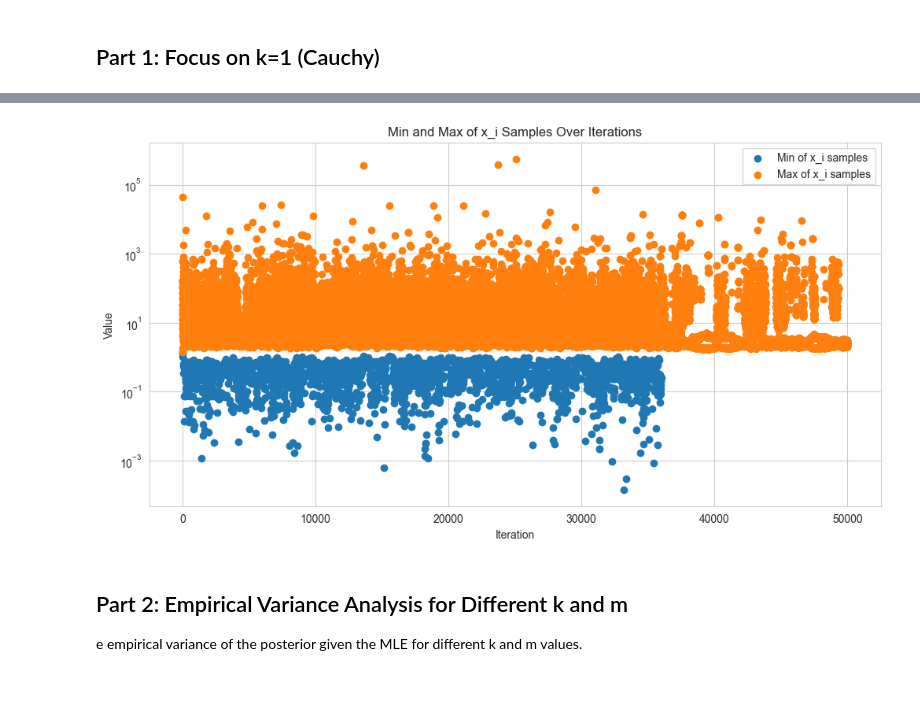
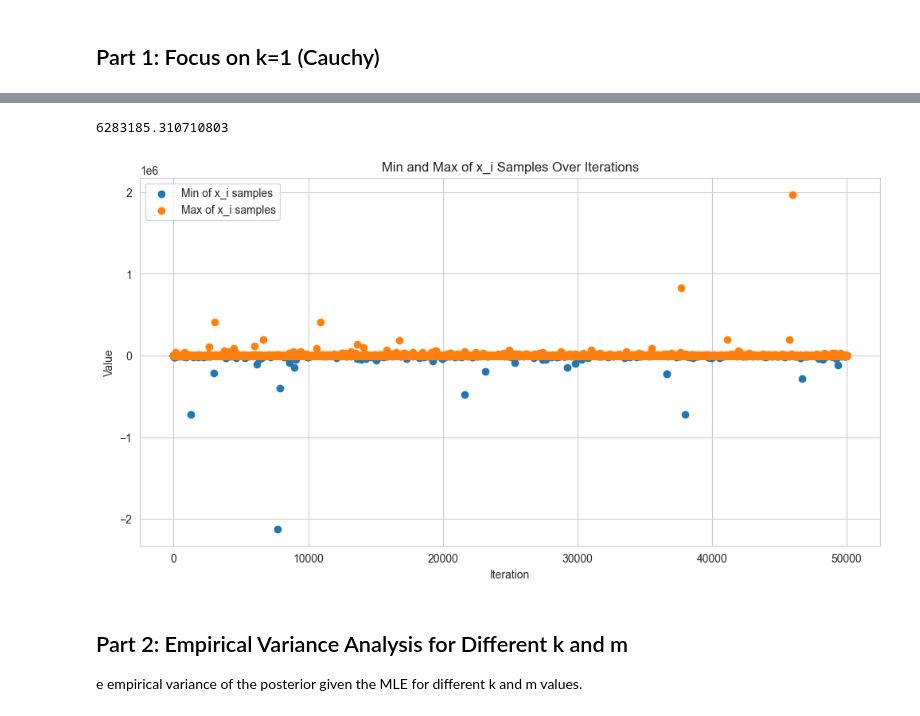
Before and after one commit to shlokmishra/student_t_mle, a Jupyter notebook: testing/shlok.ipynb, the cells around one changed output, grey strips where cells are left out. Drawn from its saved outputs; the diff is of its cells as text; code cells hidden in the pictures; blank space fills up the shorter version.

```diff
--- a/testing/shlok.ipynb
+++ b/testing/shlok.ipynb
@@ -63,7 +60,7 @@ Configuration:
 # %%
 # Focus on k=1 (Cauchy case)
 k_cauchy = 1.0
-m_test = 10
+m_test = 100
 
 # Set up parameters
 params = base_params.copy()
@@ -205,20 +217,25 @@ i_min = np.argmin(min_x) + a
 # %%
 x_before_kernel = gibbs_results["x_chain"][i_min - 1]
 x_after_kernel = gibbs_results["x_chain"][i_min]
+# %%
+import scipy.stats as stats
+1/(1-stats.cauchy.cdf(2e6))
+# %% [output]
+6283185.310710803
 # %%
 min_x = [np.min(x) for x in gibbs_results['x_chain'][a:b]]
 max_x = [np.max(x) for x in gibbs_results['x_chain'][a:b]]
 
 plt.scatter(range(a, b), min_x, label='Min of x_i samples')
 plt.scatter(range(a, b), max_x, label='Max of x_i samples')
-plt.yscale("log")
+# plt.yscale("log")
 plt.title('Min and Max of x_i Samples Over Iterations')
 plt.xlabel('Iteration')
 plt.ylabel('Value')
 plt.legend()
 plt.show()
 # %% [output]
-[figure, old version]
+[figure, new version]
 # %% [markdown]
 ## Part 2: Empirical Variance Analysis for Different k and m
 
```
Also changed, not shown: parts of 8 cells of this notebook, 2 other files.
